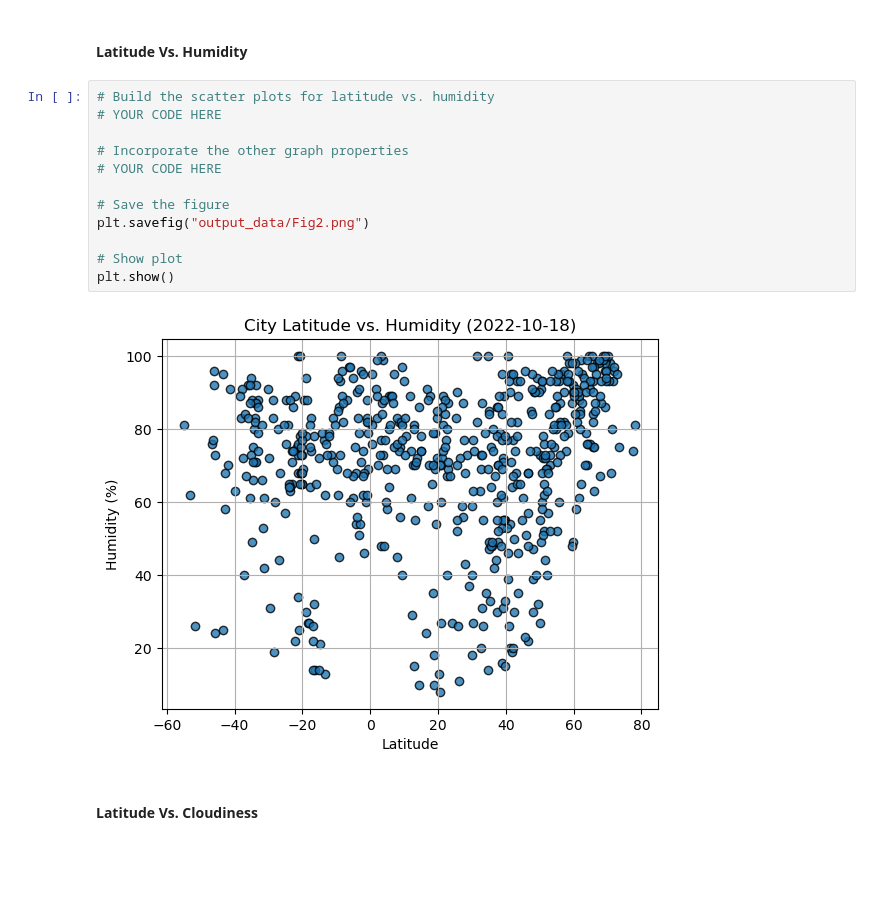
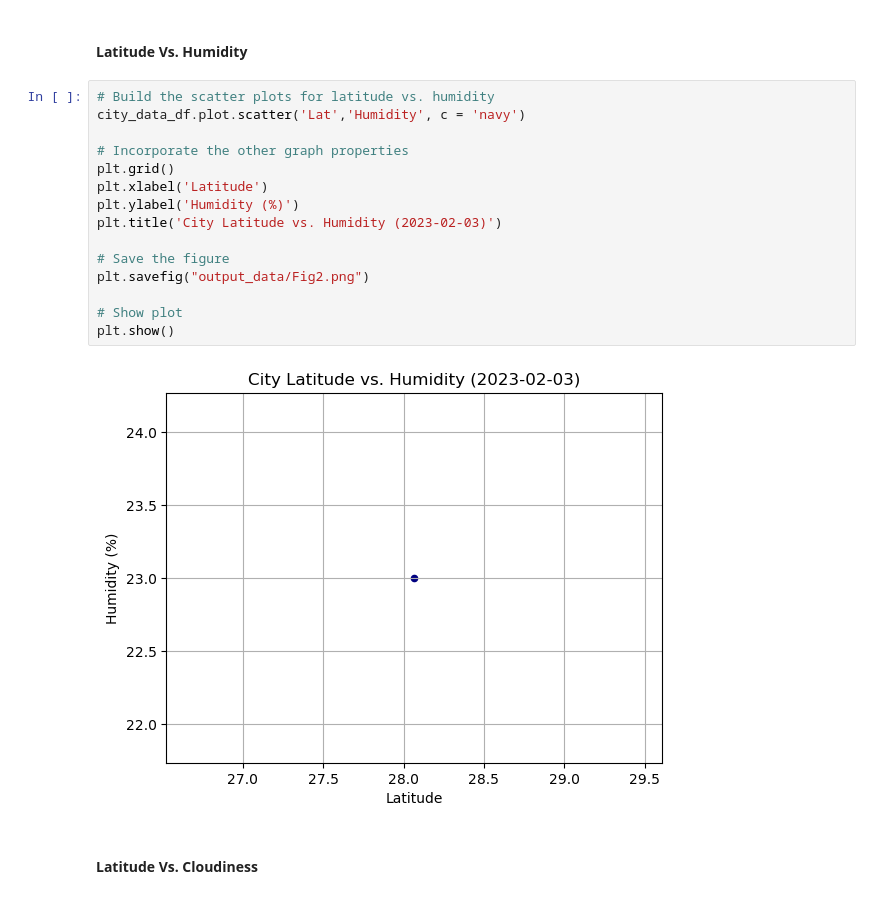
Before and after one commit to equitymarkets/python-api-challenge, a Jupyter notebook: WeatherPy/WeatherPy.ipynb, the cells around one changed output. Cells and saved outputs as stored; diff of their text form; blank space fills up the shorter version.

```diff
--- a/WeatherPy/WeatherPy.ipynb
+++ b/WeatherPy/WeatherPy.ipynb
@@ -300,18 +202,21 @@ plt.show()
 #### Latitude Vs. Humidity
 # %%
 # Build the scatter plots for latitude vs. humidity
-# YOUR CODE HERE
+city_data_df.plot.scatter('Lat','Humidity', c = 'navy')
 
 # Incorporate the other graph properties
-# YOUR CODE HERE
+plt.grid()
+plt.xlabel('Latitude')
+plt.ylabel('Humidity (%)')
+plt.title('City Latitude vs. Humidity (2023-02-03)')
 
 # Save the figure
 plt.savefig("output_data/Fig2.png")
 
 # Show plot
 plt.show()
 # %% [output]
-[figure, old version]
+[figure, new version]
 # %% [markdown]
 #### Latitude Vs. Cloudiness
 # %%
```
Also changed, not shown: parts of 12 cells of this notebook, 9 other files.
